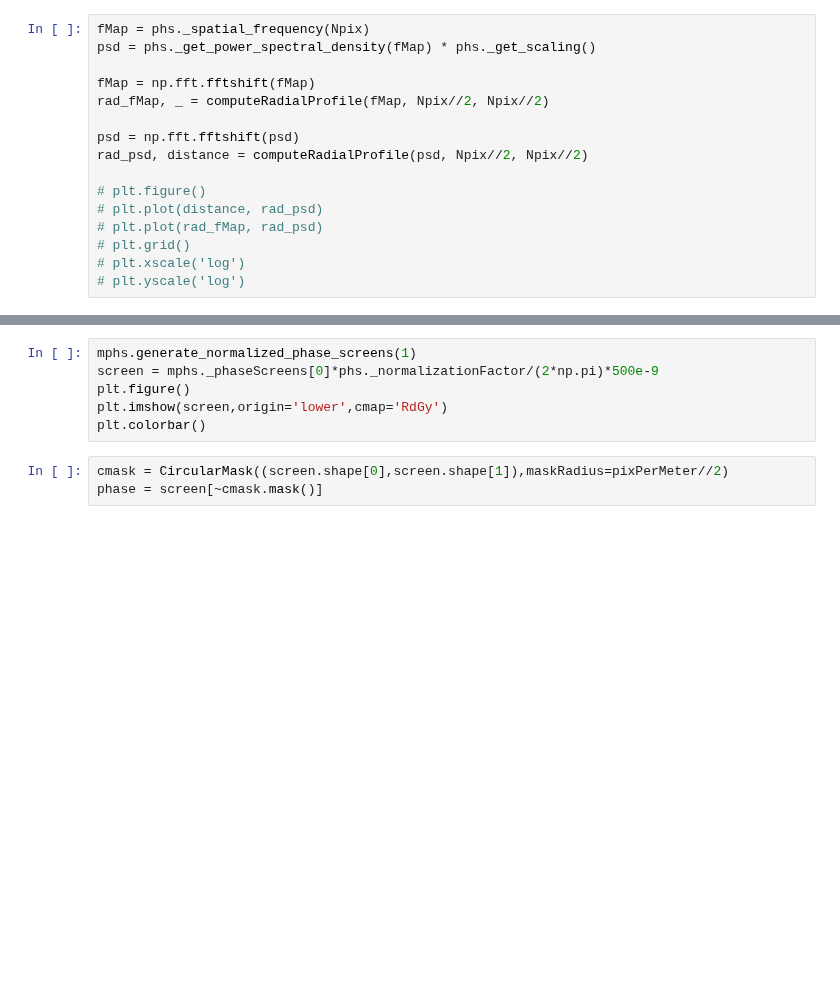
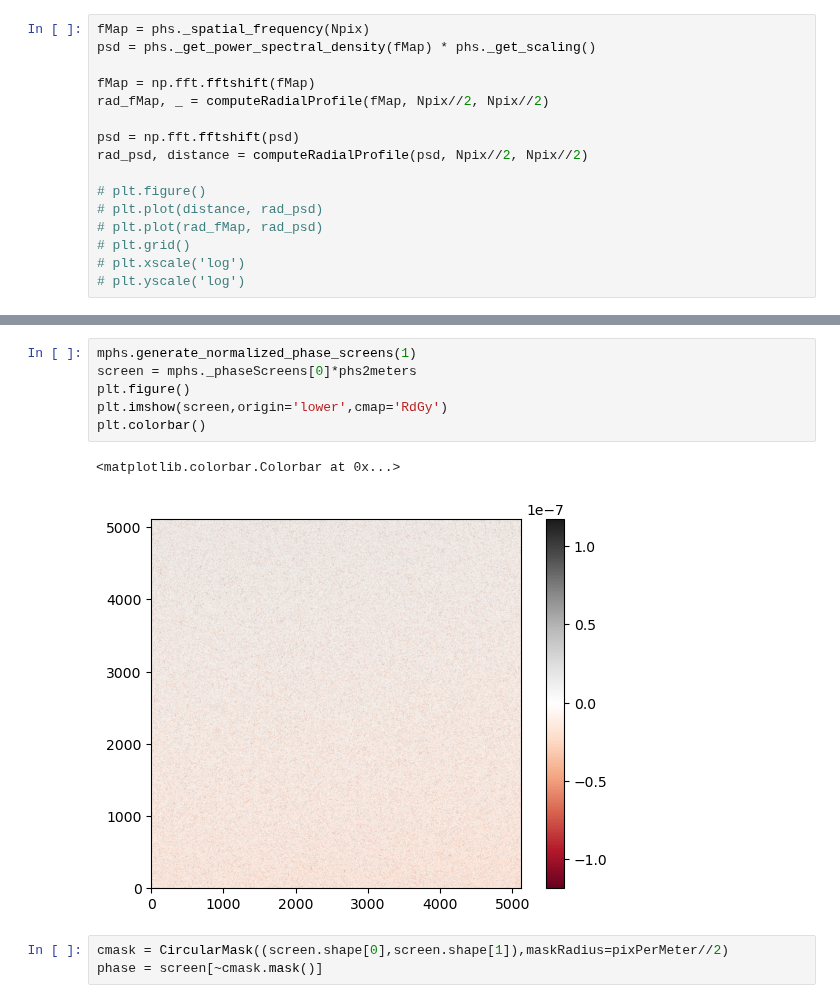
Before and after one commit to ArcetriAdaptiveOptics/arte, a Jupyter notebook: notebook/scratch_atmo_psds.ipynb, the cells around one changed output, grey strips where cells are left out. Saved outputs shown, nothing was run; the diff lists cells and outputs as text; blank space fills up the shorter version.

```diff
--- a/notebook/scratch_atmo_psds.ipynb
+++ b/notebook/scratch_atmo_psds.ipynb
@@ -108,9 +120,12 @@ plt.ylim([1e-5,1e+3])
 # %%
 mphs.generate_normalized_phase_screens(1)
-screen = mphs._phaseScreens[0]*phs._normalizationFactor/(2*np.pi)*500e-9
+screen = mphs._phaseScreens[0]*phs2meters
 plt.figure()
 plt.imshow(screen,origin='lower',cmap='RdGy')
 plt.colorbar()
+# %% [output]
+<matplotlib.colorbar.Colorbar at 0x...>
+[figure, added]
 # %%
 cmask = CircularMask((screen.shape[0],screen.shape[1]),maskRadius=pixPerMeter//2)
 phase = screen[~cmask.mask()]
```
Also changed, not shown: parts of 12 cells of this notebook, 6 other files.
